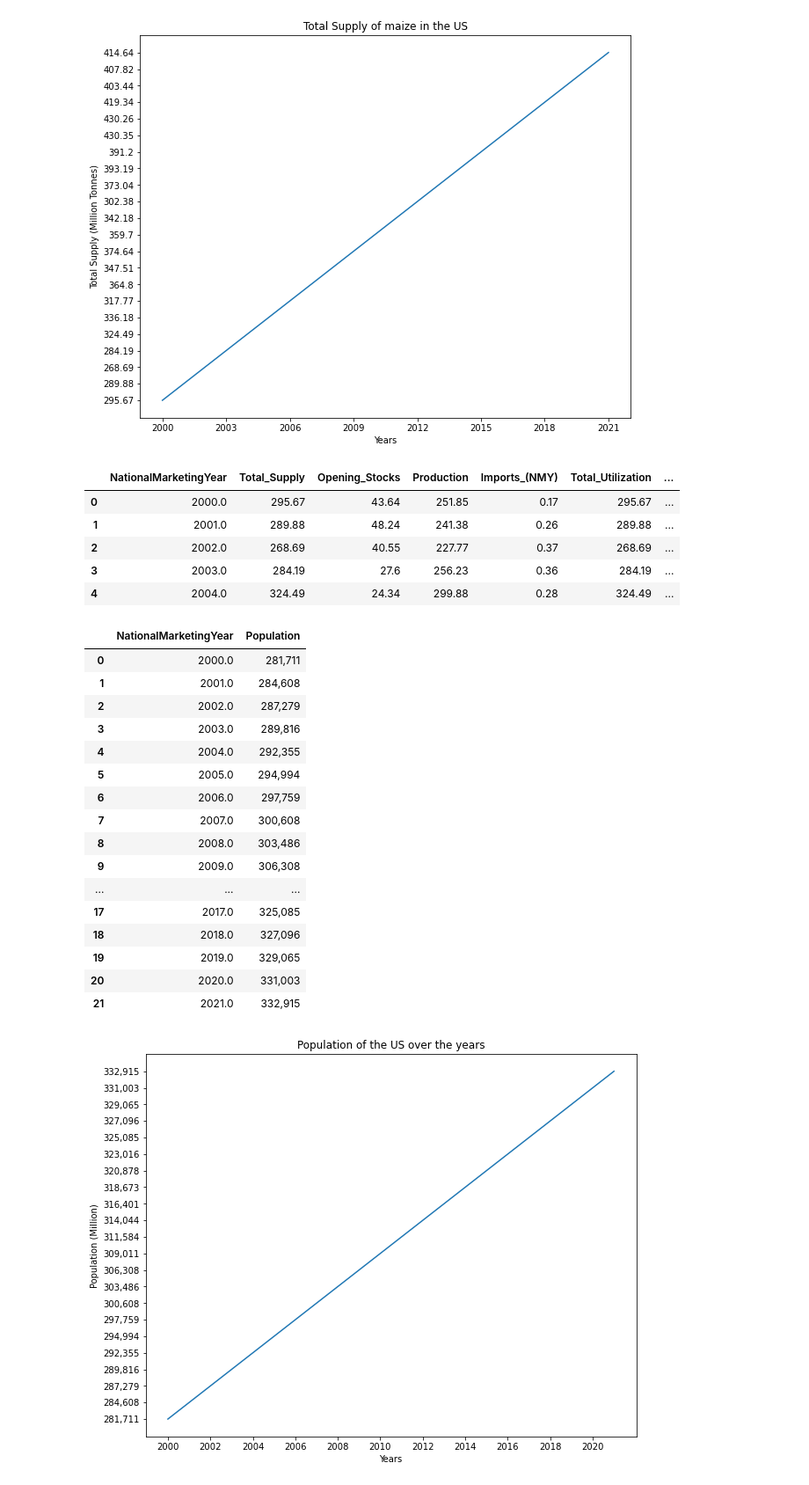
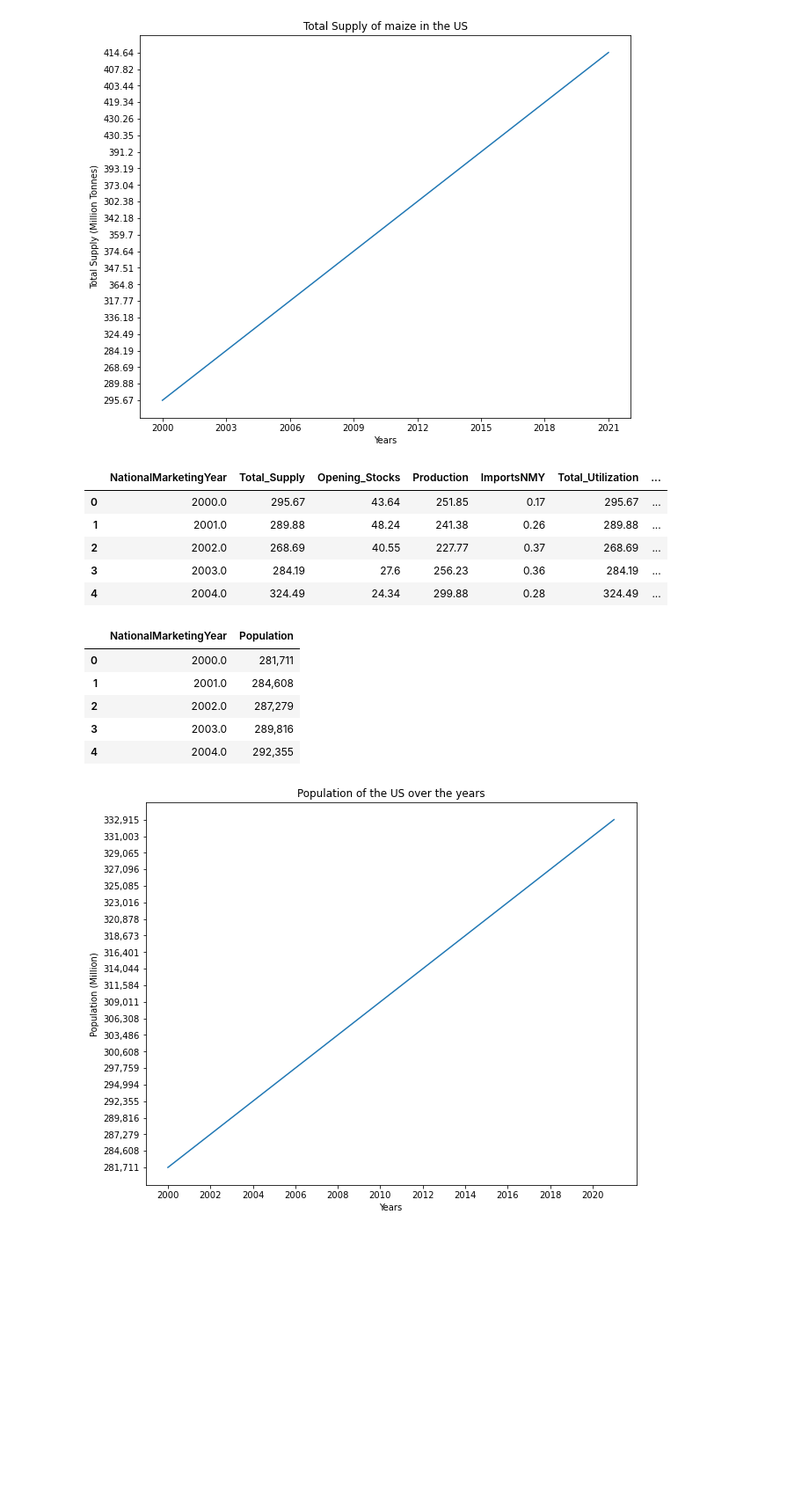
Before and after one commit to Puranjit/DataScience, a Jupyter notebook: Data Visualization Basic.ipynb, the cells around one changed output. Shown: that part at 88% size. Cells and saved outputs as stored; diff of their text form; code cells hidden in the pictures; blank space fills up the shorter version.

```diff
--- a/Data Visualization Basic.ipynb
+++ b/Data Visualization Basic.ipynb
@@ -32,6 +32,6 @@ import numpy as np
 import math
 # %%
 # We have read the csv file and stored data in a variable that is further used to perform various operations in the notebook
-df = pd.read_csv('AMIS_2021.csv')
+data = pd.read_csv('AMIS_2021.csv')
 # %%
 # Prints out all of the data in the .csv file
@@ -125,4 +123,4 @@ Yield                         Tonnes/Ha
 Name: 22, dtype: object
 # %%
-df = df.drop([22])
+data = data.drop([22])
 # %%
@@ -182,34 +181,23 @@ plt.show()
 # %% [output]
 [figure]
 # %%
-df.head()
+data.head()
 # %% [output]
-|  | NationalMarketingYear | Total_Supply | Opening_Stocks | Production | Imports_(NMY) | Total_Utilization | ... |
+|  | NationalMarketingYear | Total_Supply | Opening_Stocks | Production | ImportsNMY | Total_Utilization | ... |
 | 0 | 2000.0 | 295.67 | 43.64 | 251.85 | 0.17 | 295.67 | ... |
 | 1 | 2001.0 | 289.88 | 48.24 | 241.38 | 0.26 | 289.88 | ... |
 | 2 | 2002.0 | 268.69 | 40.55 | 227.77 | 0.37 | 268.69 | ... |
 | 3 | 2003.0 | 284.19 | 27.6 | 256.23 | 0.36 | 284.19 | ... |
 | 4 | 2004.0 | 324.49 | 24.34 | 299.88 | 0.28 | 324.49 | ... |
 # %%
-df[['NationalMarketingYear', 'Population']]
+data[['NationalMarketingYear', 'Population']].head()
 # %% [output]
 |  | NationalMarketingYear | Population |
 | 0 | 2000.0 | 281,711 |
 | 1 | 2001.0 | 284,608 |
 | 2 | 2002.0 | 287,279 |
 | 3 | 2003.0 | 289,816 |
 | 4 | 2004.0 | 292,355 |
-| 5 | 2005.0 | 294,994 |
-| 6 | 2006.0 | 297,759 |
-| 7 | 2007.0 | 300,608 |
-| 8 | 2008.0 | 303,486 |
-| 9 | 2009.0 | 306,308 |
-| ... | ... | ... |
-| 17 | 2017.0 | 325,085 |
-| 18 | 2018.0 | 327,096 |
-| 19 | 2019.0 | 329,065 |
-| 20 | 2020.0 | 331,003 |
-| 21 | 2021.0 | 332,915 |
 # %%
 plt.figure(figsize = (10,8))
 
```
Also changed, not shown: parts of 23 cells of this notebook.
